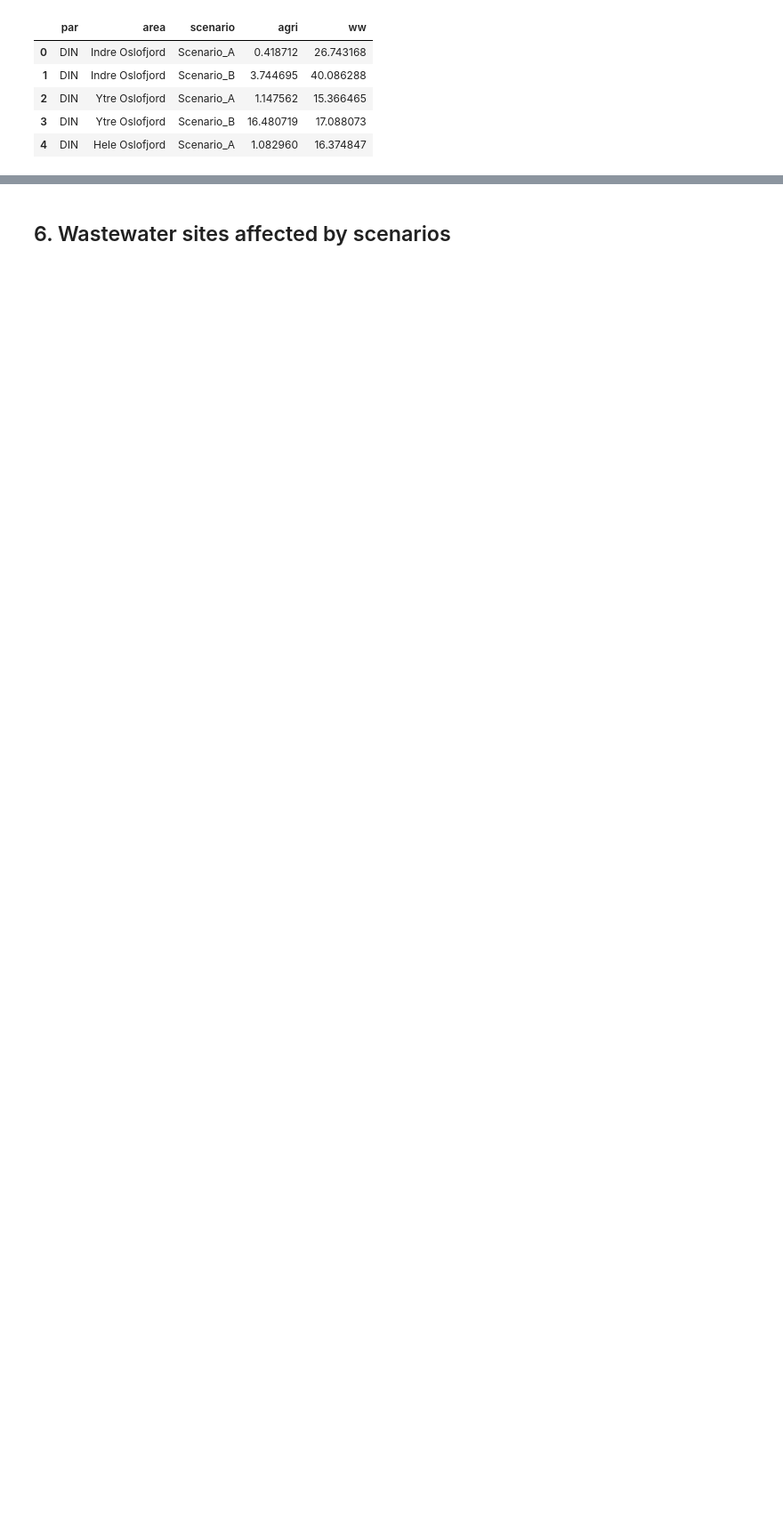
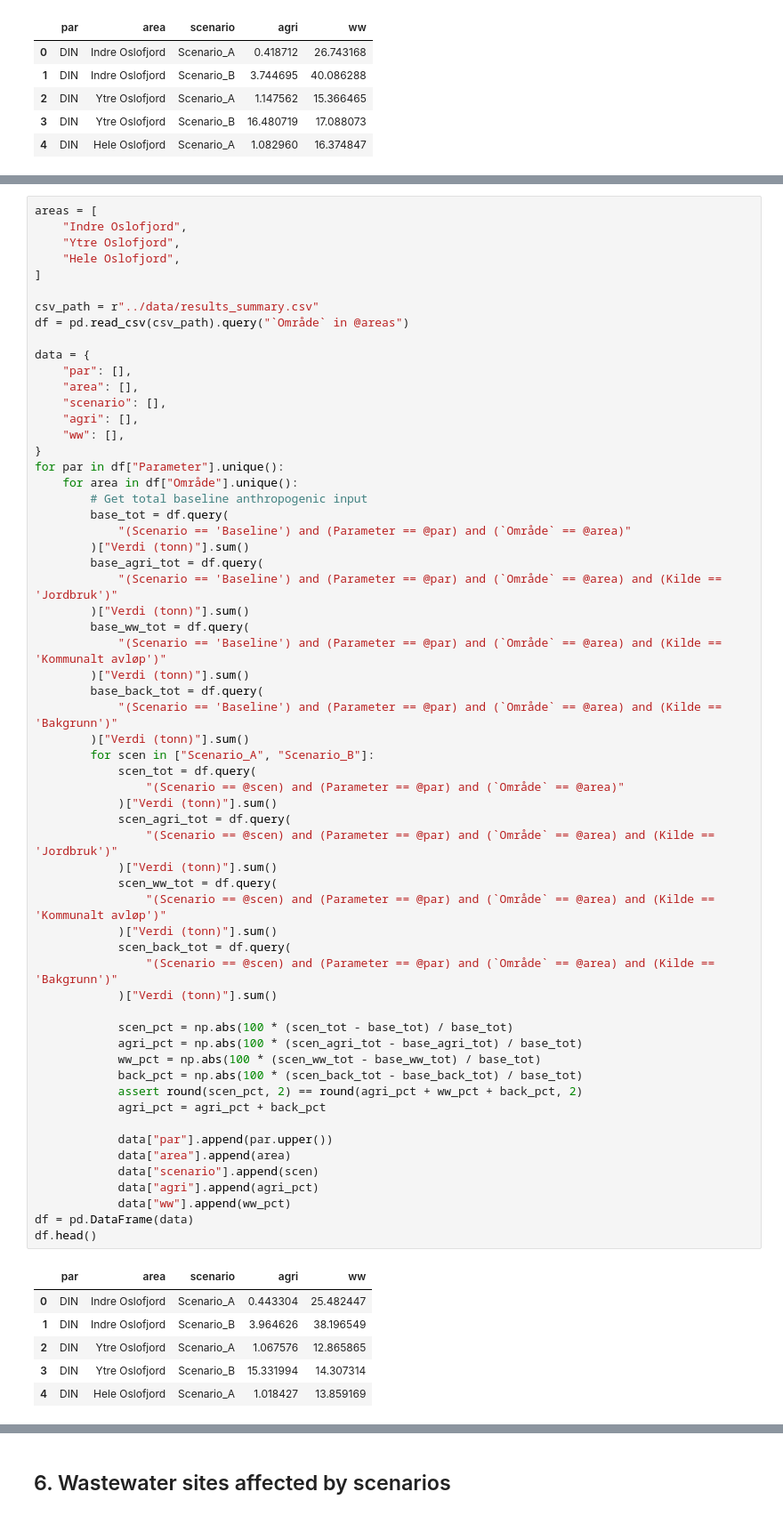
Before and after one commit to NIVANorge/oslomod_phase3_teotil, a Jupyter notebook: code/06_report_plots.ipynb, the cells around one changed output, grey strips where cells are left out. Shown at 89% size. Saved outputs shown, nothing was run; the diff lists cells and outputs as text; blank space fills up the shorter version.

```diff
--- a/code/06_report_plots.ipynb
+++ b/code/06_report_plots.ipynb
@@ -905,3 +1131,70 @@ plt.savefig(
+# %%
+areas = [
+    "Indre Oslofjord",
+    "Ytre Oslofjord",
+    "Hele Oslofjord",
+]
+
+csv_path = r"../data/results_summary.csv"
+df = pd.read_csv(csv_path).query("`Område` in @areas")
+
+data = {
+    "par": [],
+    "area": [],
+    "scenario": [],
+    "agri": [],
+    "ww": [],
+}
+for par in df["Parameter"].unique():
+    for area in df["Område"].unique():
+        # Get total baseline anthropogenic input
+        base_tot = df.query(
+            "(Scenario == 'Baseline') and (Parameter == @par) and (`Område` == @area)"
+        )["Verdi (tonn)"].sum()
+        base_agri_tot = df.query(
+            "(Scenario == 'Baseline') and (Parameter == @par) and (`Område` == @area) and (Kilde == 'Jordbruk')"
+        )["Verdi (tonn)"].sum()
+        base_ww_tot = df.query(
+            "(Scenario == 'Baseline') and (Parameter == @par) and (`Område` == @area) and (Kilde == 'Kommunalt avløp')"
+        )["Verdi (tonn)"].sum()
+        base_back_tot = df.query(
+            "(Scenario == 'Baseline') and (Parameter == @par) and (`Område` == @area) and (Kilde == 'Bakgrunn')"
+        )["Verdi (tonn)"].sum()
+        for scen in ["Scenario_A", "Scenario_B"]:
+            scen_tot = df.query(
+                "(Scenario == @scen) and (Parameter == @par) and (`Område` == @area)"
+            )["Verdi (tonn)"].sum()
+            scen_agri_tot = df.query(
+                "(Scenario == @scen) and (Parameter == @par) and (`Område` == @area) and (Kilde == 'Jordbruk')"
+            )["Verdi (tonn)"].sum()
+            scen_ww_tot = df.query(
+                "(Scenario == @scen) and (Parameter == @par) and (`Område` == @area) and (Kilde == 'Kommunalt avløp')"
+            )["Verdi (tonn)"].sum()
+            scen_back_tot = df.query(
+                "(Scenario == @scen) and (Parameter == @par) and (`Område` == @area) and (Kilde == 'Bakgrunn')"
+            )["Verdi (tonn)"].sum()
+
+            scen_pct = np.abs(100 * (scen_tot - base_tot) / base_tot)
+            agri_pct = np.abs(100 * (scen_agri_tot - base_agri_tot) / base_tot)
+            ww_pct = np.abs(100 * (scen_ww_tot - base_ww_tot) / base_tot)
+            back_pct = np.abs(100 * (scen_back_tot - base_back_tot) / base_tot)
+            assert round(scen_pct, 2) == round(agri_pct + ww_pct + back_pct, 2)
+            agri_pct = agri_pct + back_pct
+
+            data["par"].append(par.upper())
+            data["area"].append(area)
+            data["scenario"].append(scen)
+            data["agri"].append(agri_pct)
+            data["ww"].append(ww_pct)
+df = pd.DataFrame(data)
+df.head()
+# %% [output]
+|  | par | area | scenario | agri | ww |
+| 0 | DIN | Indre Oslofjord | Scenario_A | 0.443304 | 25.482447 |
+| 1 | DIN | Indre Oslofjord | Scenario_B | 3.964626 | 38.196549 |
+| 2 | DIN | Ytre Oslofjord | Scenario_A | 1.067576 | 12.865865 |
+| 3 | DIN | Ytre Oslofjord | Scenario_B | 15.331994 | 14.307314 |
+| 4 | DIN | Hele Oslofjord | Scenario_A | 1.018427 | 13.859169 |
 # %%
 areas = df["area"].unique()
 n_areas = len(areas)
```
Also changed, not shown: parts of 14 cells of this notebook, 13 other files.
